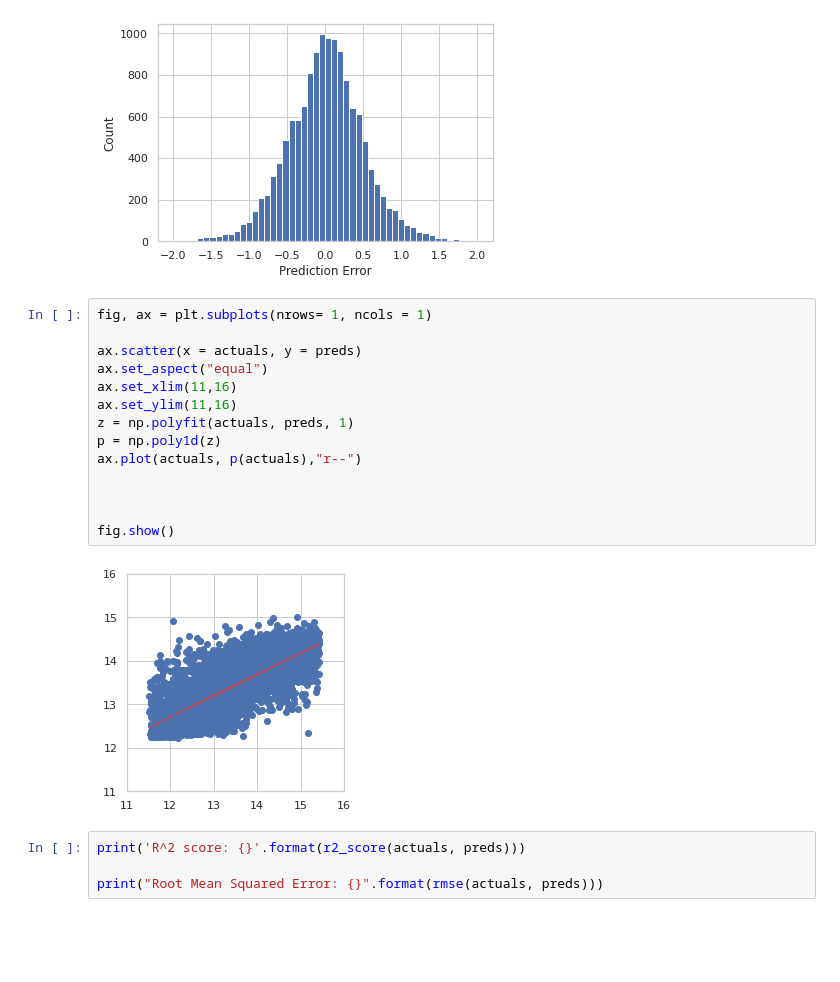
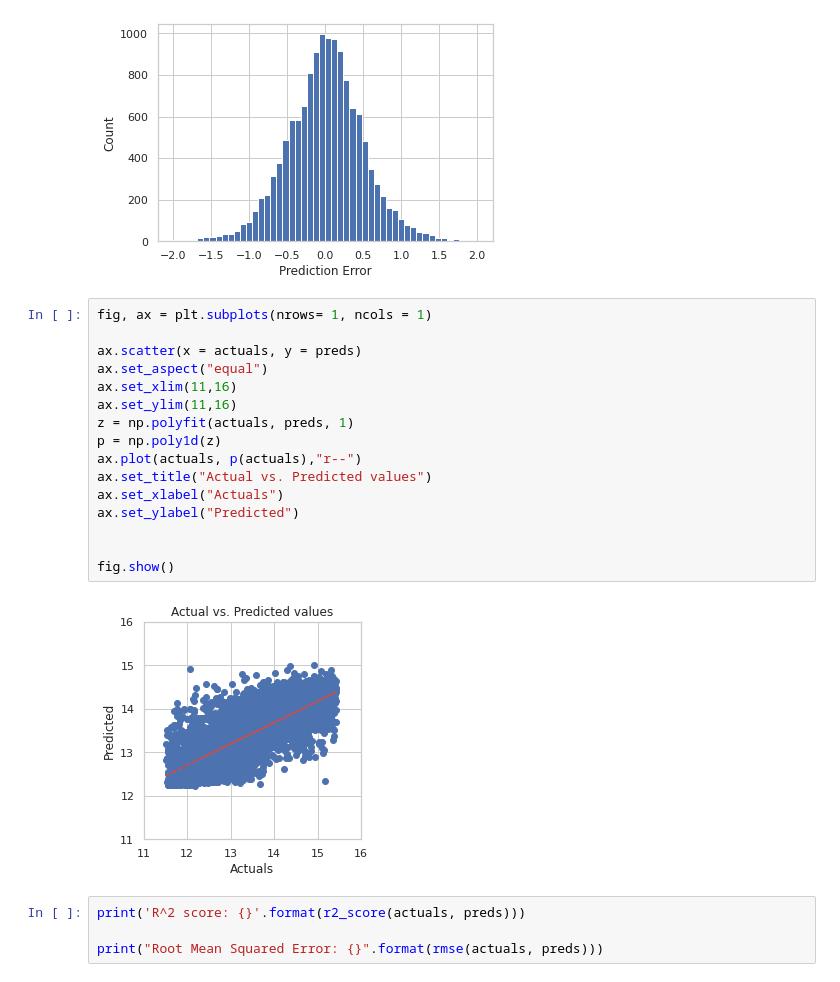
Before and after one commit to business-ui/python_projects, a Jupyter notebook: NYC_Rolling_Sales.ipynb, the cells around one changed output. Cells and saved outputs as stored; diff of their text form; blank space fills up the shorter version.

```diff
--- a/NYC_Rolling_Sales.ipynb
+++ b/NYC_Rolling_Sales.ipynb
@@ -398,19 +398,21 @@ _ = plt.ylabel("Count")
 # %%
 fig, ax = plt.subplots(nrows= 1, ncols = 1)
 
 ax.scatter(x = actuals, y = preds)
 ax.set_aspect("equal")
 ax.set_xlim(11,16)
 ax.set_ylim(11,16)
 z = np.polyfit(actuals, preds, 1)
 p = np.poly1d(z)
 ax.plot(actuals, p(actuals),"r--")
-
+ax.set_title("Actual vs. Predicted values")
+ax.set_xlabel("Actuals")
+ax.set_ylabel("Predicted")
 
 
 fig.show()
 # %% [output]
-[figure, old version]
+[figure, new version]
 # %%
 print('R^2 score: {}'.format(r2_score(actuals, preds)))
 
```
